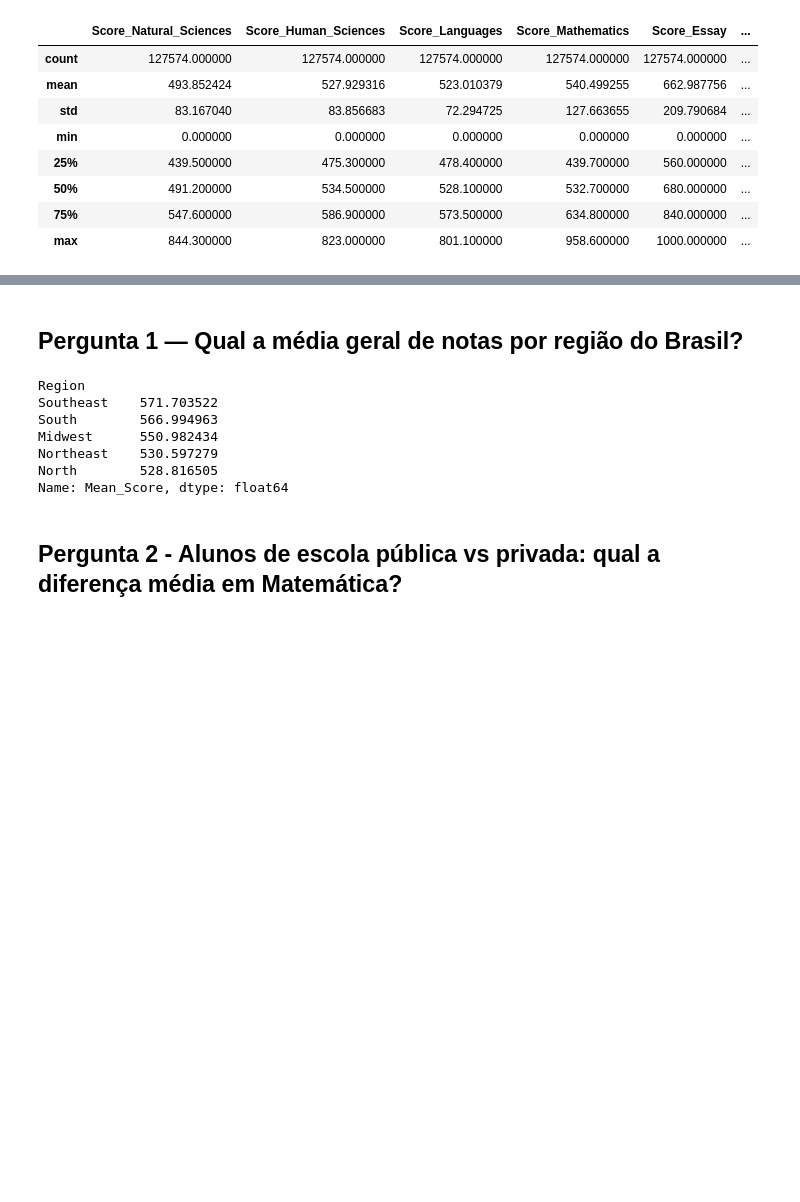
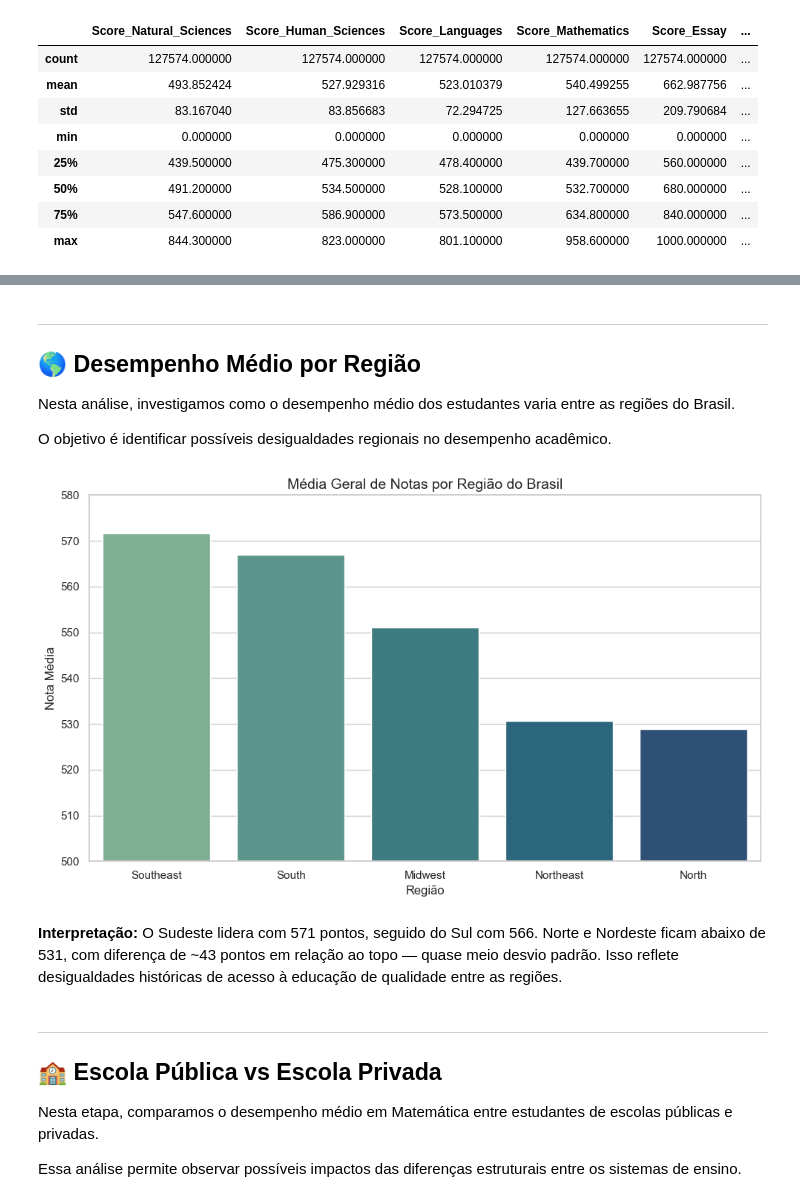
Before and after one commit to DavidHuds0n/enem-analise-exploratoria, a Jupyter notebook: notebooks/01_exploracao.ipynb, the cells around one changed output, grey strips where cells are left out. Cells and saved outputs as stored; diff of their text form; code cells hidden in the pictures; blank space fills up the shorter version.

```diff
--- a/notebooks/01_exploracao.ipynb
+++ b/notebooks/01_exploracao.ipynb
@@ -57,16 +128,33 @@ dtype: int64
 # %% [markdown]
-## Pergunta 1 — Qual a média geral de notas por região do Brasil?
+---
+## 🌎 Desempenho Médio por Região
+
+Nesta análise, investigamos como o desempenho médio dos estudantes varia entre as regiões do Brasil.
+
+O objetivo é identificar possíveis desigualdades regionais no desempenho acadêmico.
 # %%
-media_por_regiao = df.groupby('Region')['Mean_Score'].mean().sort_values(ascending=False)
-print(media_por_regiao)
+media_por_regiao = df.groupby('Region')['Mean_Score'].mean().sort_values(ascending=False).reset_index()
+
+plt.figure(figsize=(10, 6))
+sns.barplot(data=media_por_regiao, x='Region', y='Mean_Score', hue='Region', legend=False, palette=PALETTE)
+plt.title('Média Geral de Notas por Região do Brasil', fontsize=14)
+plt.ylabel('Nota Média')
+plt.xlabel('Região')
+plt.ylim(500, 580)
+plt.tight_layout()
+plt.show()
 # %% [output]
-Region
-Southeast    571.703522
-South        566.994963
-Midwest      550.982434
-Northeast    530.597279
-North        528.816505
-Name: Mean_Score, dtype: float64
+[figure, added]
+# %% [markdown]
+**Interpretação:** O Sudeste lidera com 571 pontos, seguido do Sul com 566.
+Norte e Nordeste ficam abaixo de 531, com diferença de ~43 pontos em relação
+ao topo — quase meio desvio padrão. Isso reflete desigualdades históricas de
+acesso à educação de qualidade entre as regiões.
 # %% [markdown]
-## Pergunta 2 - Alunos de escola pública vs privada: qual a diferença média em Matemática?
+---
+## 🏫 Escola Pública vs Escola Privada
+
+Nesta etapa, comparamos o desempenho médio em Matemática entre estudantes de escolas públicas e privadas.
+
+Essa análise permite observar possíveis impactos das diferenças estruturais entre os sistemas de ensino.
 # %%
```
Also changed, not shown: parts of 30 cells of this notebook.
